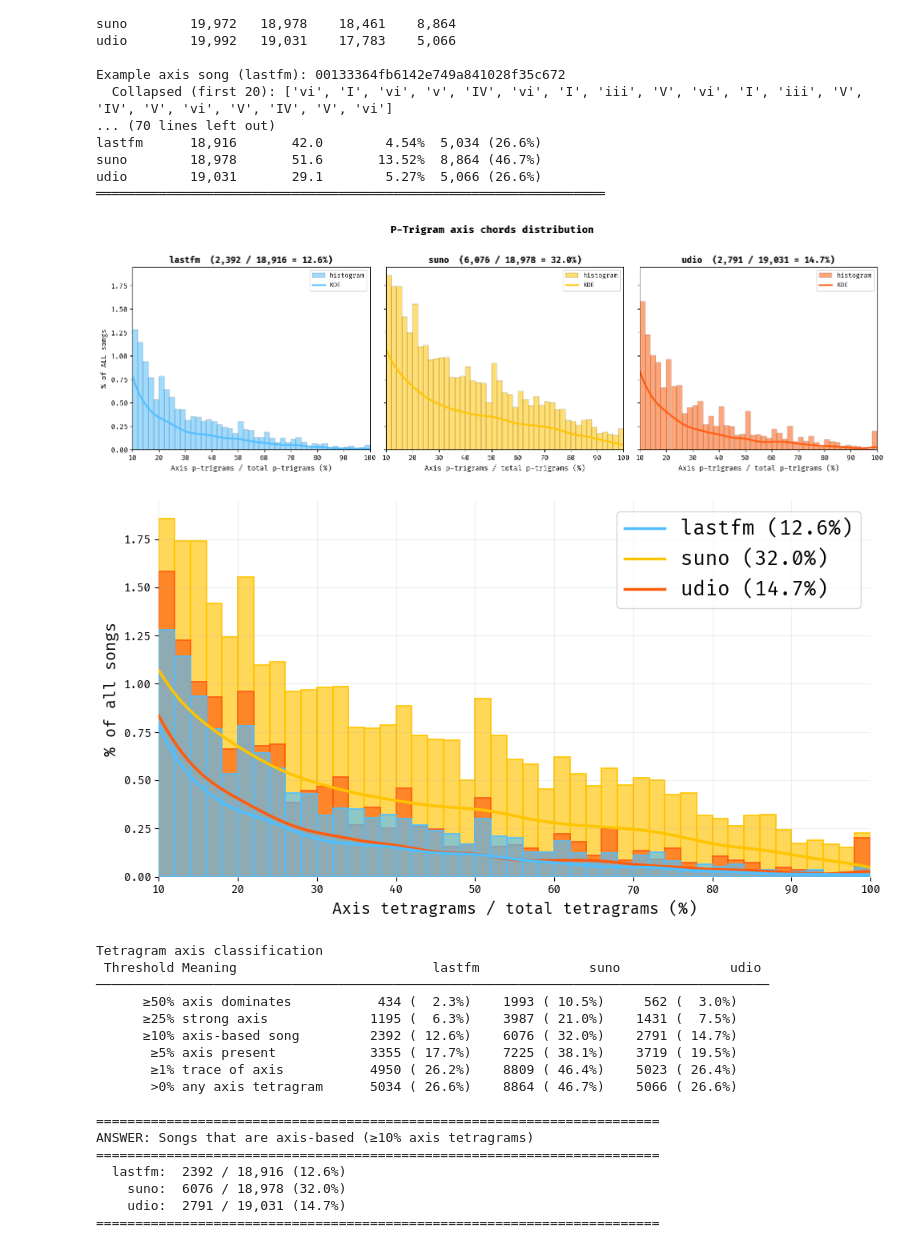
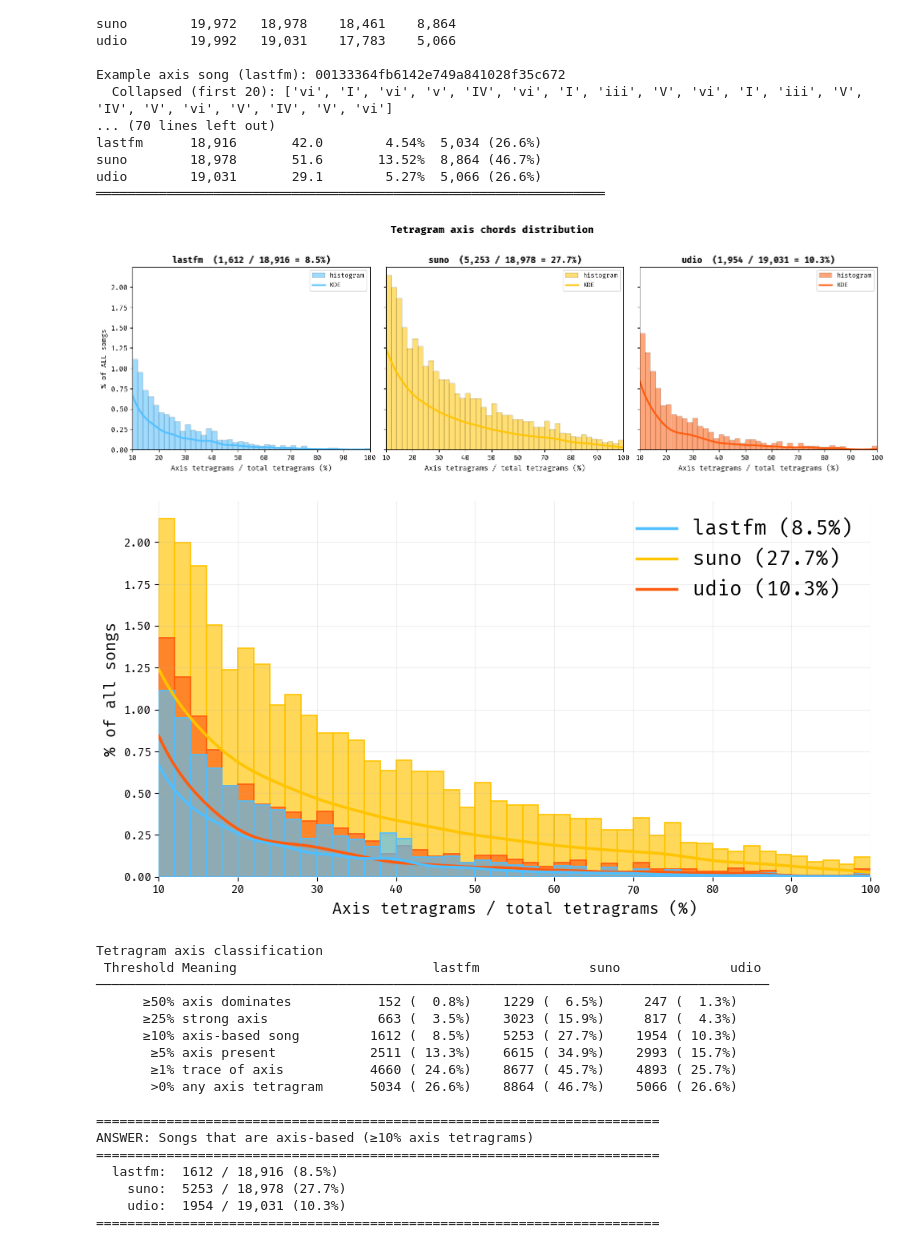
Before and after one commit to Dazzid/Aimir_Structure, a Jupyter notebook: src/05_axe_chords.ipynb, the cells around one changed output. Drawn from its saved outputs; the diff is of its cells as text; code cells hidden in the pictures.

```diff
--- a/src/05_axe_chords.ipynb
+++ b/src/05_axe_chords.ipynb
@@ -1074,7 +1074,7 @@ udio        19,031       29.1        5.27%  5,066 (26.6%)
 ═════════════════════════════════════════════════════════════════
 # %%
 
-# ── 6. FINAL FIGURE — P-Trigram axis chords distribution ──
+# ── 6. FINAL FIGURE — Tetragram axis chords distribution ──
 from scipy.stats import gaussian_kde
 
 BW = 0.15
@@ -1086,9 +1086,9 @@ xs_plot = np.linspace(10, 100, 300)
 # the massive peak below 10%. Only the DISPLAY is clipped to ≥10%.
 _plot_data = {}
 for col in COLLECTIONS:
-    pcts_display = np.array([s['pct_axis'] for s in ptri_stats[col] if s['pct_axis'] >= 10])
-    pcts_all     = np.array([s['pct_axis'] for s in ptri_stats[col] if s['pct_axis'] > 0])
-    n_all = len(ptri_stats[col])
+    pcts_display = np.array([s['pct_axis'] for s in tetra_stats[col] if s['pct_axis'] >= 10])
+    pcts_all     = np.array([s['pct_axis'] for s in tetra_stats[col] if s['pct_axis'] > 0])
+    n_all = len(tetra_stats[col])
     frac_display = len(pcts_display) / n_all
     frac_kde     = len(pcts_all) / n_all        # for scaling the KDE
     _plot_data[col] = {
@@ -1117,16 +1117,16 @@ for ax, col in zip(axes, COLLECTIONS):
 
     ax.set_title(f'{col}  ({len(d["pcts_display"]):,} / {d["n_all"]:,} = {d["frac_display"]*100:.1f}%)',
                  fontweight='bold')
-    ax.set_xlabel('Axis p-trigrams / total p-trigrams (%)')
+    ax.set_xlabel('Axis tetragrams / total tetragrams (%)')
     ax.set_xlim(10, 100)
     ax.legend(fontsize=9)
 axes[0].set_ylabel('% of ALL songs')
-fig.suptitle('P-Trigram axis chords distribution',
+fig.suptitle('Tetragram axis chords distribution',
              fontweight='bold', fontsize=14, y=1.02)
 plt.tight_layout()
 plt.show()
 # %% [output]
-[figure, old version]
+[figure, new version]
 # %%
 # ── 7. FINAL OVERLAY — all three collections on one panel ──
 # Draw order: suno (back) → udio (middle) → lastfm (front)
@@ -1166,61 +1166,64 @@ for col in ['lastfm', 'suno', 'udio']:
             ordered_handles.append(h)
             ordered_labels.append(l)
             break
-ax.legend(ordered_handles, ordered_labels, fontsize=18)
+ax.legend(ordered_handles, ordered_labels, fontsize=18, frameon=False)
 ax.grid(True, alpha=0.2)
 for spine in ax.spines.values():
     spine.set_visible(False)
 plt.tight_layout()
+os.makedirs('/workspace/Figures', exist_ok=True)
+plt.savefig('/workspace/Figures/tetragram_axis_distribution.png', dpi=300, bbox_inches='tight')
+plt.savefig('/workspace/Figures/tetragram_axis_distribution.pdf', bbox_inches='tight')
 plt.show()
 
 # ── 8. Threshold table ──
 thr_labels = [
     (50, '≥50%', 'axis dominates'),
     (25, '≥25%', 'strong axis'),
     (10, '≥10%', 'axis-based song'),
     (5,  '≥5%',  'axis present'),
     (1,  '≥1%',  'trace of axis'),
     (0.01, '>0%', 'any axis tetragram'),
 ]
 print('\nTetragram axis classification')
 print(f'{"Threshold":>10} {"Meaning":<20}', end='')
 for col in COLLECTIONS:
     print(f'  {col:>16}', end='')
 print()
 print('─' * (32 + 3 * 18))
 for thr, label, meaning in thr_labels:
     print(f'{label:>10} {meaning:<20}', end='')
     for col in COLLECTIONS:
-        n   = len(ptri_stats[col])
-        cnt = sum(1 for s in ptri_stats[col] if s['pct_axis'] >= thr)
+        n   = len(tetra_stats[col])
+        cnt = sum(1 for s in tetra_stats[col] if s['pct_axis'] >= thr)
         print(f'  {cnt:>6} ({cnt/n*100:>5.1f}%)', end='')
     print()
 
 # ── 9. ANSWER ──
 print('\n' + '=' * 72)
 print('ANSWER: Songs that are axis-based (≥10% axis tetragrams)')
 print('=' * 72)
 for col in COLLECTIONS:
-    n   = len(ptri_stats[col])
-    cnt = sum(1 for s in ptri_stats[col] if s['pct_axis'] >= 10)
+    n   = len(tetra_stats[col])
+    cnt = sum(1 for s in tetra_stats[col] if s['pct_axis'] >= 10)
     print(f'  {col:>6}: {cnt:>5} / {n:,} ({cnt/n*100:.1f}%)')
 print('=' * 72)
 # %% [output]
-[figure, old version]
+[figure, new version]
 Tetragram axis classification
  Threshold Meaning                         lastfm              suno              udio
 ──────────────────────────────────────────────────────────────────────────────────────
-      ≥50% axis dominates           434 (  2.3%)    1993 ( 10.5%)     562 (  3.0%)
-      ≥25% strong axis             1195 (  6.3%)    3987 ( 21.0%)    1431 (  7.5%)
-      ≥10% axis-based song         2392 ( 12.6%)    6076 ( 32.0%)    2791 ( 14.7%)
-       ≥5% axis present            3355 ( 17.7%)    7225 ( 38.1%)    3719 ( 19.5%)
-       ≥1% trace of axis           4950 ( 26.2%)    8809 ( 46.4%)    5023 ( 26.4%)
+      ≥50% axis dominates           152 (  0.8%)    1229 (  6.5%)     247 (  1.3%)
+      ≥25% strong axis              663 (  3.5%)    3023 ( 15.9%)     817 (  4.3%)
+      ≥10% axis-based song         1612 (  8.5%)    5253 ( 27.7%)    1954 ( 10.3%)
+       ≥5% axis present            2511 ( 13.3%)    6615 ( 34.9%)    2993 ( 15.7%)
+       ≥1% trace of axis           4660 ( 24.6%)    8677 ( 45.7%)    4893 ( 25.7%)
        >0% any axis tetragram      5034 ( 26.6%)    8864 ( 46.7%)    5066 ( 26.6%)
 
 ========================================================================
 ANSWER: Songs that are axis-based (≥10% axis tetragrams)
 ========================================================================
-  lastfm:  2392 / 18,916 (12.6%)
-    suno:  6076 / 18,978 (32.0%)
-    udio:  2791 / 19,031 (14.7%)
+  lastfm:  1612 / 18,916 (8.5%)
+    suno:  5253 / 18,978 (27.7%)
+    udio:  1954 / 19,031 (10.3%)
 ========================================================================
```
Also changed, not shown: parts of 1 cell of this notebook, 15 other files.
